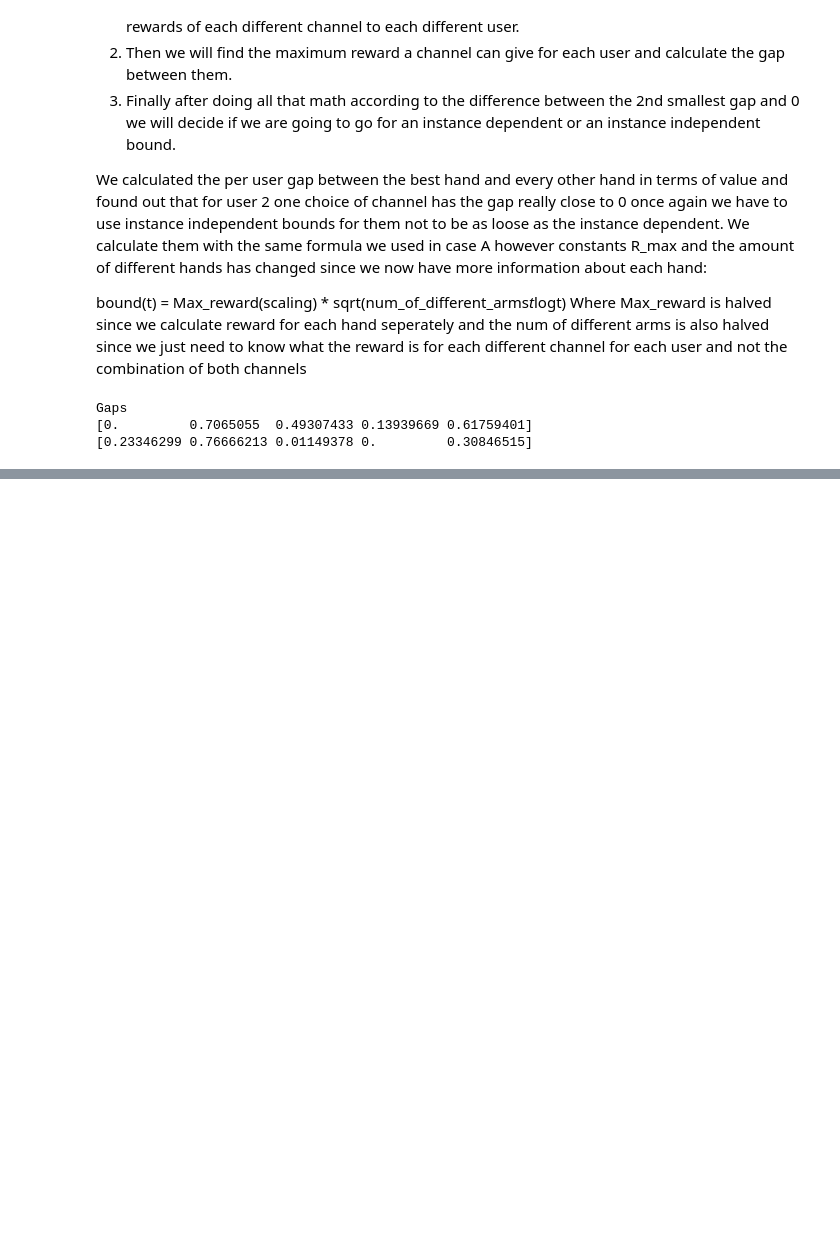
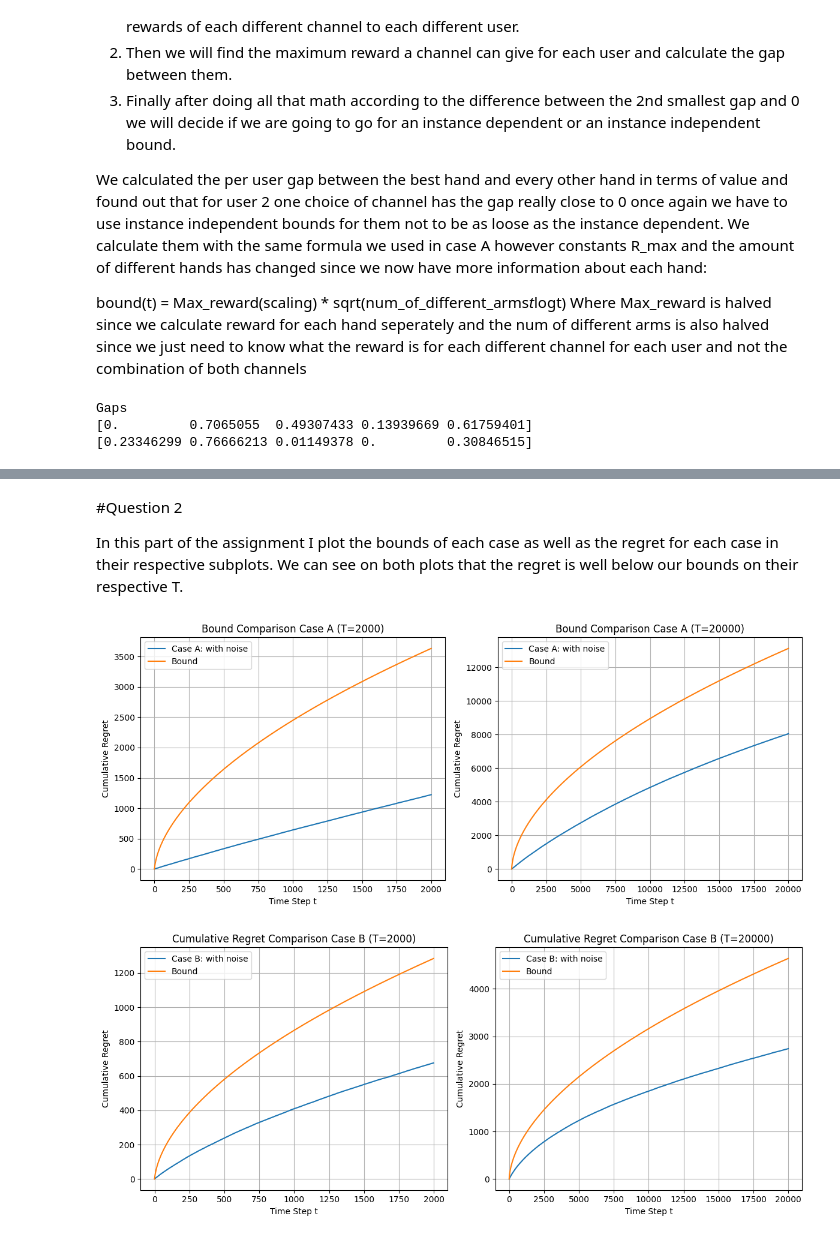
Before and after one commit to Giorgosman13/RL_Assignment1, a Jupyter notebook: Stohastic_Multi_Armed_Bandits_with_UCB.ipynb, the cells around one changed output, grey strips where cells are left out. Saved outputs shown, nothing was run; the diff lists cells and outputs as text; code cells hidden in the pictures; blank space fills up the shorter version.

```diff
--- a/Stohastic_Multi_Armed_Bandits_with_UCB.ipynb
+++ b/Stohastic_Multi_Armed_Bandits_with_UCB.ipynb
@@ -401,0 +407,17 @@ plt.show()
+# %%
+#This is the number of monte carlo runs we want to run
+num_of_mc= 20
+
+#Grab our simulation results for each ucb algorithm for T=2000
+regret_A_2K , regret_B_2K = monte_carlo_simulation(num_of_mc, 2000)
+regret_A_theory_2K = run_ucb_A_theoretical(2000)
+regret_B_theory_2K = run_ucb_B_theoretical(2000)
+bound_A_2K = find_bound_a(2000)
+bound_B_2K = find_bound_b(2000)
+
+#Grab our simulation results for T = 20000
+regret_A_20K , regret_B_20K = monte_carlo_simulation(num_of_mc, 20000)
+regret_A_theory_20K = run_ucb_A_theoretical(20000)
+regret_B_theory_20K = run_ucb_B_theoretical(20000)
+bound_A_20K = find_bound_a(20000)
+bound_B_20K = find_bound_b(20000)
@@ -401,0 +473,52 @@ plt.show()
+# %% [markdown]
+#Question 2
+
+In this part of the assignment I plot the bounds of each case as well as the regret for each case in their respective subplots. We can see on both plots that the regret is well below our bounds on their respective T.
+# %%
+#Let's start drawing our plots for question 2
+plt.figure(figsize=(12, 5))
+plt.subplot(1,2,1)
+plt.plot(regret_A_2K, label='Case A: with noise')
+plt.plot(bound_A_2K, label='Bound')
+plt.title(f'Bound Comparison Case A (T={2000})')
+plt.xlabel('Time Step t')
+plt.ylabel('Cumulative Regret')
+plt.legend()
+plt.grid(True)
+
+plt.subplot(1,2,2)
+plt.plot(regret_A_20K, label='Case A: with noise')
+plt.plot(bound_A_20K, label='Bound')
+plt.title(f'Bound Comparison Case A (T={20000})')
+plt.xlabel('Time Step t')
+plt.ylabel('Cumulative Regret')
+plt.legend()
+plt.grid(True)
+
+plt.tight_layout()
+plt.show()
+
+plt.figure(figsize=(12, 5))
+plt.subplot(1,2,1)
+plt.plot(regret_B_2K, label='Case B: with noise')
+plt.plot(bound_B_2K, label='Bound')
+plt.title(f'Cumulative Regret Comparison Case B (T={2000})')
+plt.xlabel('Time Step t')
+plt.ylabel('Cumulative Regret')
+plt.legend()
+plt.grid(True)
+
+plt.subplot(1,2,2)
+plt.plot(regret_B_20K, label='Case B: with noise')
+plt.plot(bound_B_20K, label='Bound')
+plt.title(f'Cumulative Regret Comparison Case B (T={20000})')
+plt.xlabel('Time Step t')
+plt.ylabel('Cumulative Regret')
+plt.legend()
+plt.grid(True)
+
+plt.tight_layout()
+plt.show()
+# %% [output]
+[figure, added]
+[figure, added]
```
Also changed, not shown: parts of 27 cells of this notebook.
